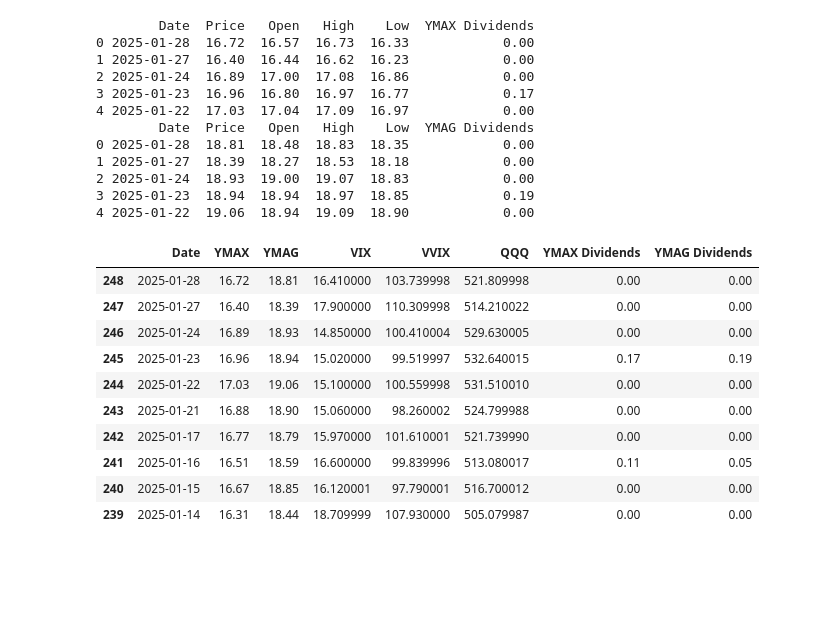
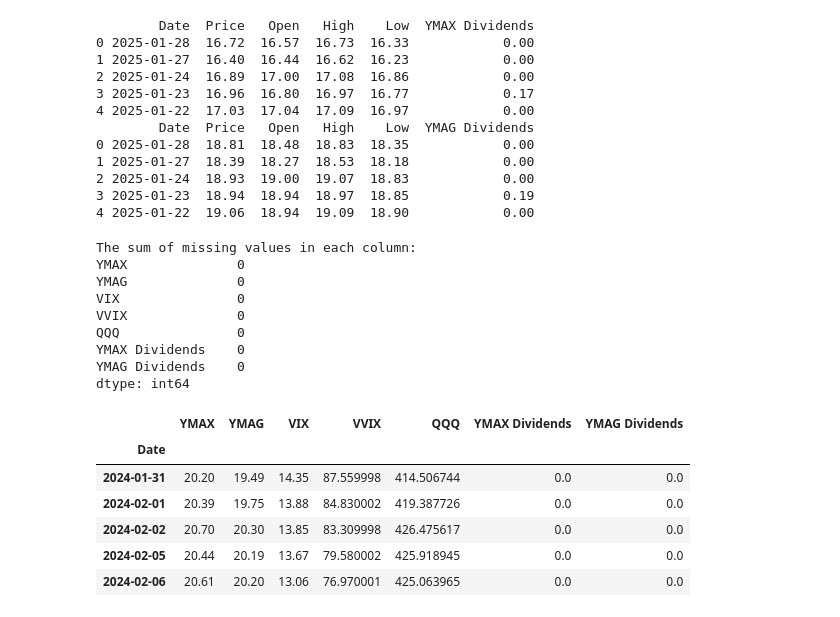
Before and after one commit to BensonMunene/Ratios-Strategy-App, a Jupyter notebook: Codes/Backtesting Code.ipynb, the cells around one changed output. Cells and saved outputs as stored; diff of their text form; code cells hidden in the pictures; blank space fills up the shorter version.

```diff
--- a/Codes/Backtesting Code.ipynb
+++ b/Codes/Backtesting Code.ipynb
@@ -178,28 +178,40 @@ Divs = YMAX[["Date", "YMAX Dividends"]].merge(YMAG[["Date", "YMAG Dividends"]],
 # %%
 # Load the CSV file with all assets prices
 file_path = 'All assets Prices.csv'
 data = pd.read_csv(file_path)
 
 # Ensure 'Date' is in datetime format
 data['Date'] = pd.to_datetime(data['Date'])
 
 # Merge the data with Divs on 'Date'
 All_Assets = data.merge(Divs, on='Date', how='left')
 
 # Sort the DataFrame by 'Date' in descending order
-All_Assets = All_Assets.sort_values(by='Date', ascending=False)
+All_Assets = All_Assets.sort_values(by='Date', ascending=True)
+
+# Set 'Date' as the index
+All_Assets.set_index('Date', inplace=True)
+
+# Print the sum of missing values in each column
+print("The sum of missing values in each column:")
+print(All_Assets.isnull().sum())
 
 # Display the first few rows of the merged DataFrame
-All_Assets.head(10)
+All_Assets.head()
 # %% [output]
+The sum of missing values in each column:
+YMAX              0
+YMAG              0
+VIX               0
+VVIX              0
+QQQ               0
+YMAX Dividends    0
+YMAG Dividends    0
+dtype: int64
-|  | Date | YMAX | YMAG | VIX | VVIX | QQQ | YMAX Dividends | YMAG Dividends |
-| 248 | 2025-01-28 | 16.72 | 18.81 | 16.410000 | 103.739998 | 521.809998 | 0.00 | 0.00 |
-| 247 | 2025-01-27 | 16.40 | 18.39 | 17.900000 | 110.309998 | 514.210022 | 0.00 | 0.00 |
-| 246 | 2025-01-24 | 16.89 | 18.93 | 14.850000 | 100.410004 | 529.630005 | 0.00 | 0.00 |
-| 245 | 2025-01-23 | 16.96 | 18.94 | 15.020000 | 99.519997 | 532.640015 | 0.17 | 0.19 |
-| 244 | 2025-01-22 | 17.03 | 19.06 | 15.100000 | 100.559998 | 531.510010 | 0.00 | 0.00 |
-| 243 | 2025-01-21 | 16.88 | 18.90 | 15.060000 | 98.260002 | 524.799988 | 0.00 | 0.00 |
-| 242 | 2025-01-17 | 16.77 | 18.79 | 15.970000 | 101.610001 | 521.739990 | 0.00 | 0.00 |
-| 241 | 2025-01-16 | 16.51 | 18.59 | 16.600000 | 99.839996 | 513.080017 | 0.11 | 0.05 |
-| 240 | 2025-01-15 | 16.67 | 18.85 | 16.120001 | 97.790001 | 516.700012 | 0.00 | 0.00 |
-| 239 | 2025-01-14 | 16.31 | 18.44 | 18.709999 | 107.930000 | 505.079987 | 0.00 | 0.00 |
+|  | YMAX | YMAG | VIX | VVIX | QQQ | YMAX Dividends | YMAG Dividends |
+| Date |  |  |  |  |  |  |  |
+| 2024-01-31 | 20.20 | 19.49 | 14.35 | 87.559998 | 414.506744 | 0.0 | 0.0 |
+| 2024-02-01 | 20.39 | 19.75 | 13.88 | 84.830002 | 419.387726 | 0.0 | 0.0 |
+| 2024-02-02 | 20.70 | 20.30 | 13.85 | 83.309998 | 426.475617 | 0.0 | 0.0 |
+| 2024-02-05 | 20.44 | 20.19 | 13.67 | 79.580002 | 425.918945 | 0.0 | 0.0 |
+| 2024-02-06 | 20.61 | 20.20 | 13.06 | 76.970001 | 425.063965 | 0.0 | 0.0 |
```
Also changed, not shown: parts of 2 cells of this notebook, 1 other file.
